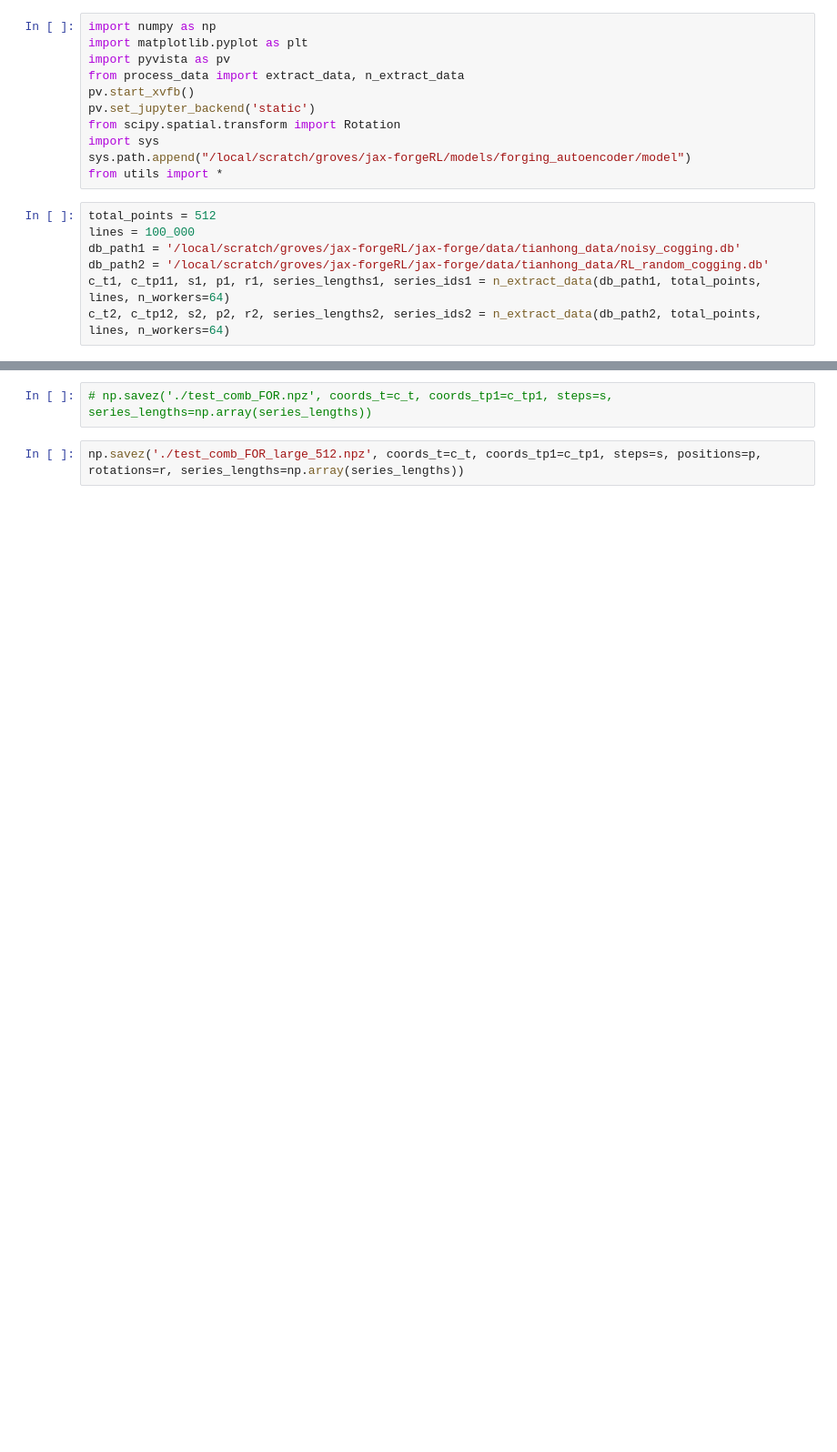
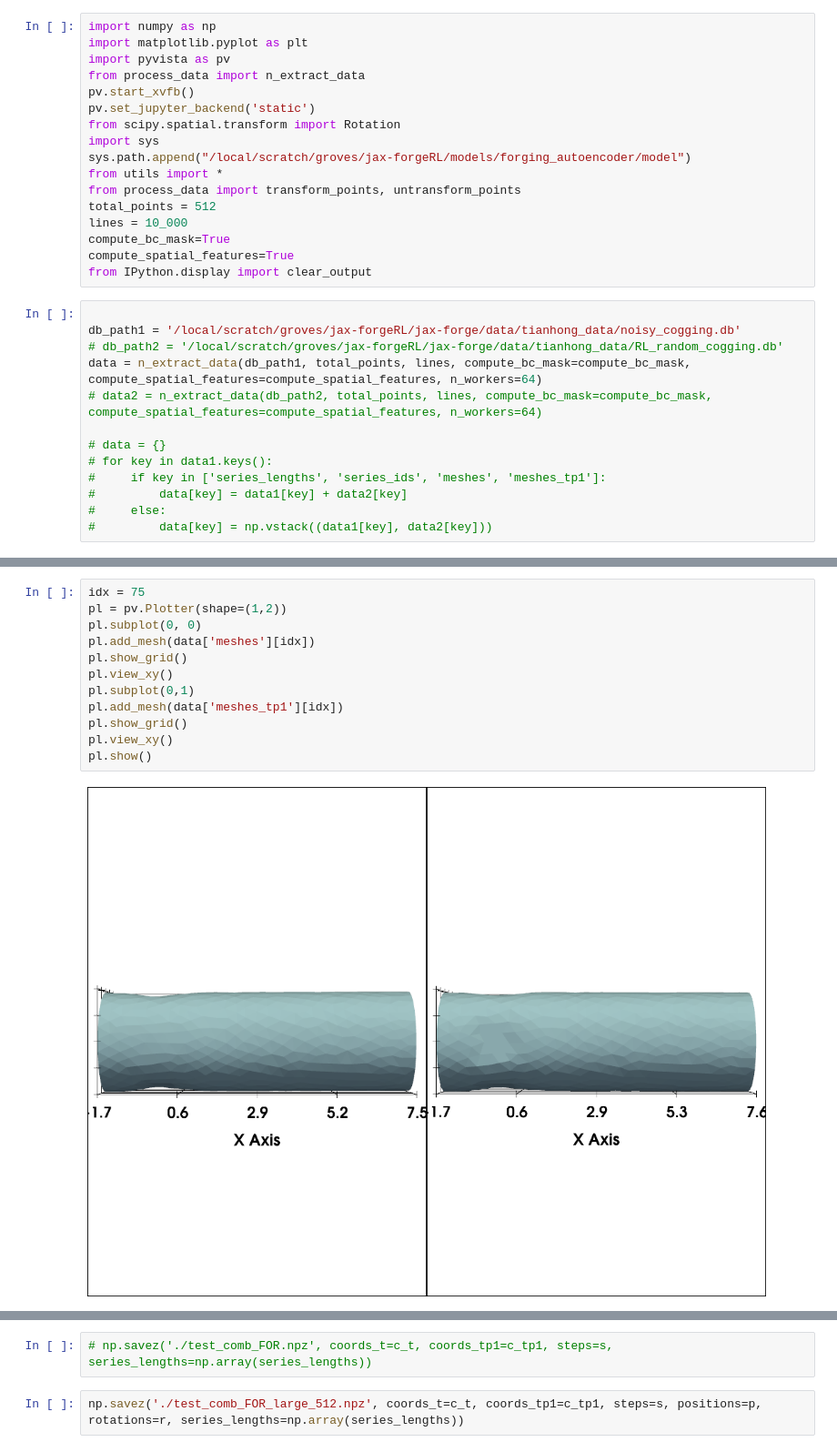
Before and after one commit to OSU-SIMCenter/forge-net, a Jupyter notebook: data/process_data.ipynb, the cells around one changed output, grey strips where cells are left out. Shown at 91% size. Saved outputs shown, nothing was run; the diff lists cells and outputs as text; blank space fills up the shorter version.

```diff
--- a/data/process_data.ipynb
+++ b/data/process_data.ipynb
@@ -2,18 +2,30 @@
 import numpy as np
 import matplotlib.pyplot as plt
 import pyvista as pv
-from process_data import extract_data, n_extract_data
+from process_data import n_extract_data
 pv.start_xvfb()
 pv.set_jupyter_backend('static')
 from scipy.spatial.transform import Rotation
 import sys
 sys.path.append("/local/scratch/groves/jax-forgeRL/models/forging_autoencoder/model")
 from utils import *
+from process_data import transform_points, untransform_points
+total_points = 512
+lines = 10_000
+compute_bc_mask=True
+compute_spatial_features=True
+from IPython.display import clear_output
 # %%
-total_points = 512
-lines = 100_000
+
 db_path1 = '/local/scratch/groves/jax-forgeRL/jax-forge/data/tianhong_data/noisy_cogging.db'
-db_path2 = '/local/scratch/groves/jax-forgeRL/jax-forge/data/tianhong_data/RL_random_cogging.db'
-c_t1, c_tp11, s1, p1, r1, series_lengths1, series_ids1 = n_extract_data(db_path1, total_points, lines, n_workers=64)
-c_t2, c_tp12, s2, p2, r2, series_lengths2, series_ids2 = n_extract_data(db_path2, total_points, lines, n_workers=64)
+# db_path2 = '/local/scratch/groves/jax-forgeRL/jax-forge/data/tianhong_data/RL_random_cogging.db'
+data = n_extract_data(db_path1, total_points, lines, compute_bc_mask=compute_bc_mask, compute_spatial_features=compute_spatial_features, n_workers=64)
+# data2 = n_extract_data(db_path2, total_points, lines, compute_bc_mask=compute_bc_mask, compute_spatial_features=compute_spatial_features, n_workers=64)
+
+# data = {}
+# for key in data1.keys():
+#     if key in ['series_lengths', 'series_ids', 'meshes', 'meshes_tp1']:
+#         data[key] = data1[key] + data2[key]
+#     else:
+#         data[key] = np.vstack((data1[key], data2[key]))
 # %% [output]
@@ -22 +107,15 @@ Processing 4 series using 8 workers...
+# %%
+idx = 75
+pl = pv.Plotter(shape=(1,2))
+pl.subplot(0, 0)
+pl.add_mesh(data['meshes'][idx])
+pl.show_grid()
+pl.view_xy()
+pl.subplot(0,1)
+pl.add_mesh(data['meshes_tp1'][idx])
+pl.show_grid()
+pl.view_xy()
+pl.show()
+# %% [output]
+[figure, added]
 # %%
```
Also changed, not shown: parts of 6 cells of this notebook, 5 other files.
